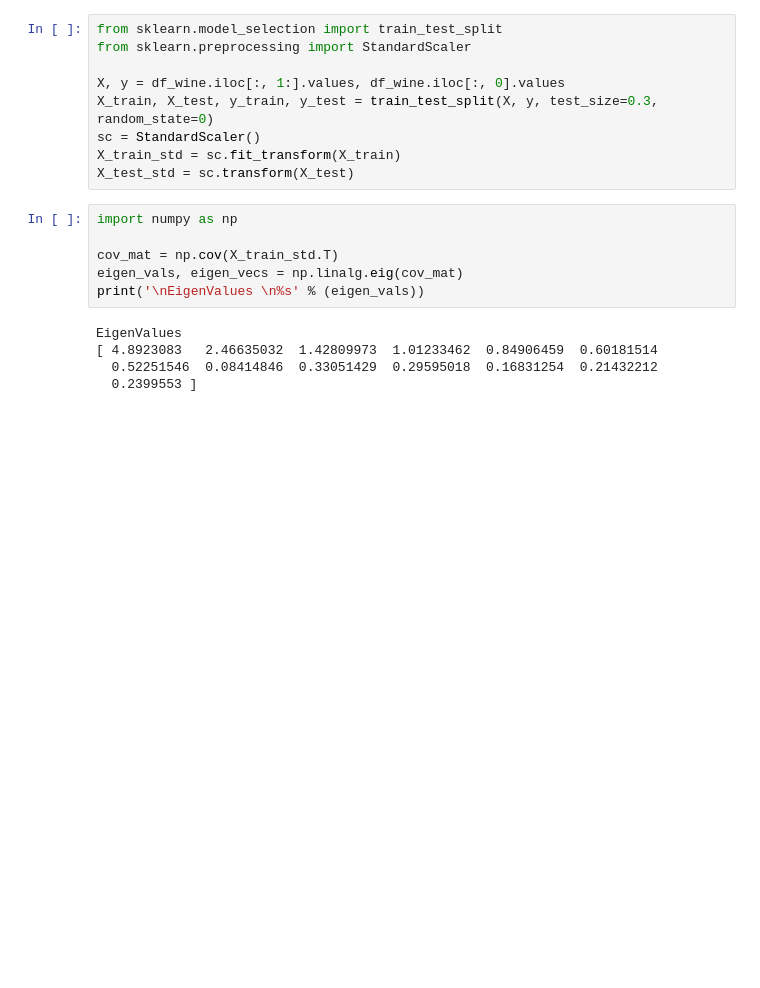
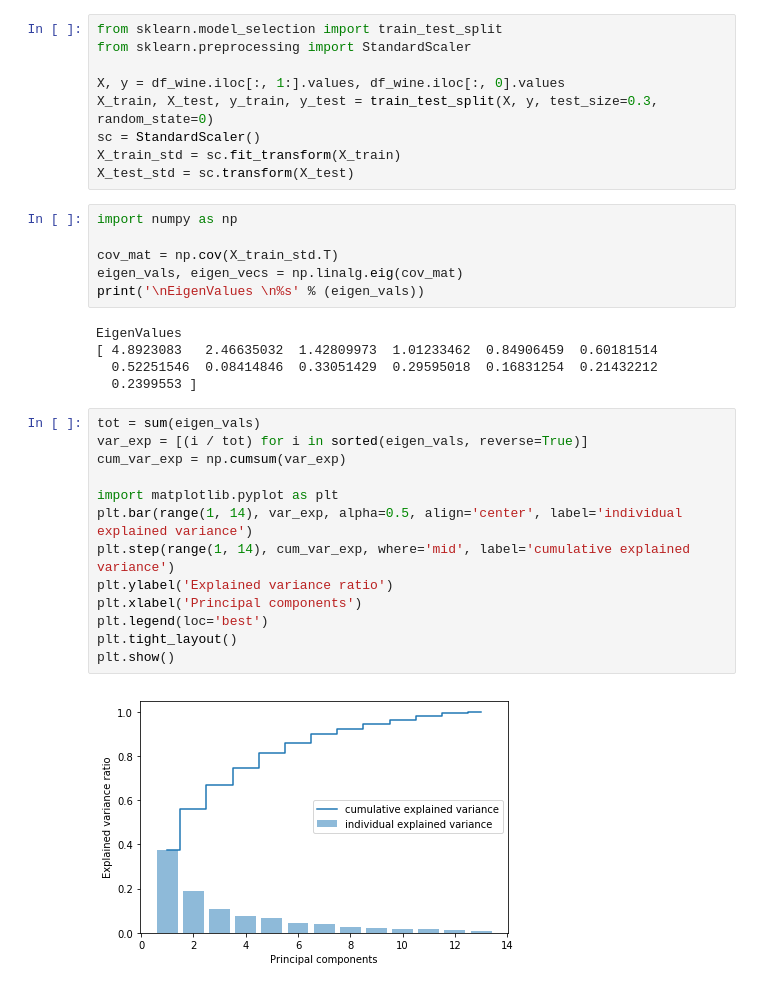
Before and after one commit to hisashi0308/python-machine-learning-book-mine, a Jupyter notebook: ch05.ipynb, the cells around one changed output. Cells and saved outputs as stored; diff of their text form; blank space fills up the shorter version.

```diff
--- a/ch05.ipynb
+++ b/ch05.ipynb
@@ -22,3 +22,18 @@ EigenValues
 [ 4.8923083   2.46635032  1.42809973  1.01233462  0.84906459  0.60181514
   0.52251546  0.08414846  0.33051429  0.29595018  0.16831254  0.21432212
   0.2399553 ]
+# %%
+tot = sum(eigen_vals)
+var_exp = [(i / tot) for i in sorted(eigen_vals, reverse=True)]
+cum_var_exp = np.cumsum(var_exp)
+
+import matplotlib.pyplot as plt
+plt.bar(range(1, 14), var_exp, alpha=0.5, align='center', label='individual explained variance')
+plt.step(range(1, 14), cum_var_exp, where='mid', label='cumulative explained variance')
+plt.ylabel('Explained variance ratio')
+plt.xlabel('Principal components')
+plt.legend(loc='best')
+plt.tight_layout()
+plt.show()
+# %% [output]
+[figure, added]
```
Also changed, not shown: parts of 21 cells of this notebook.
